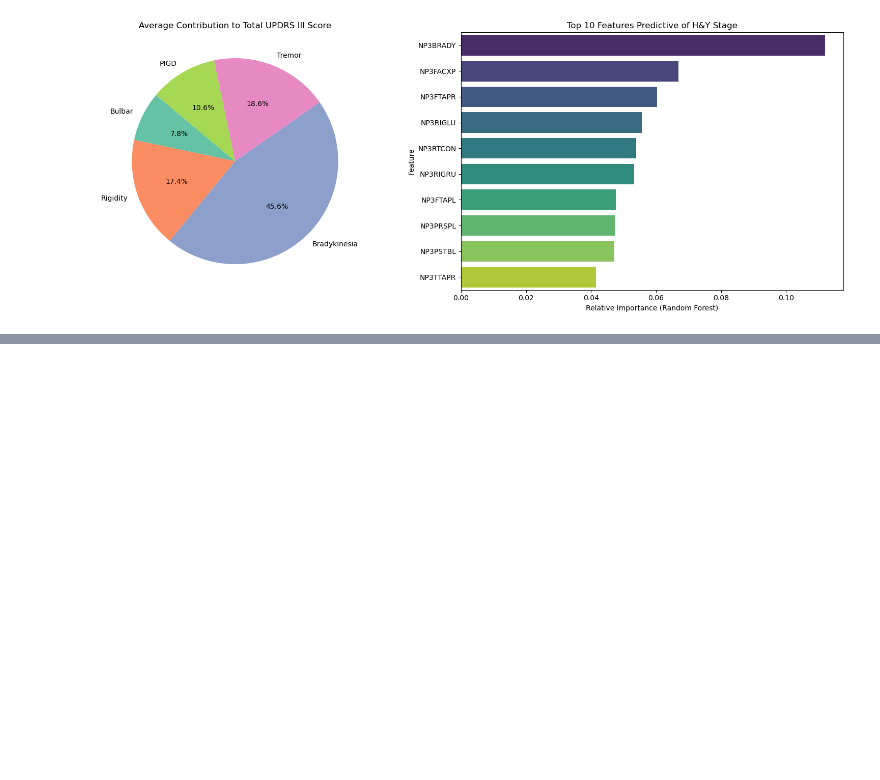
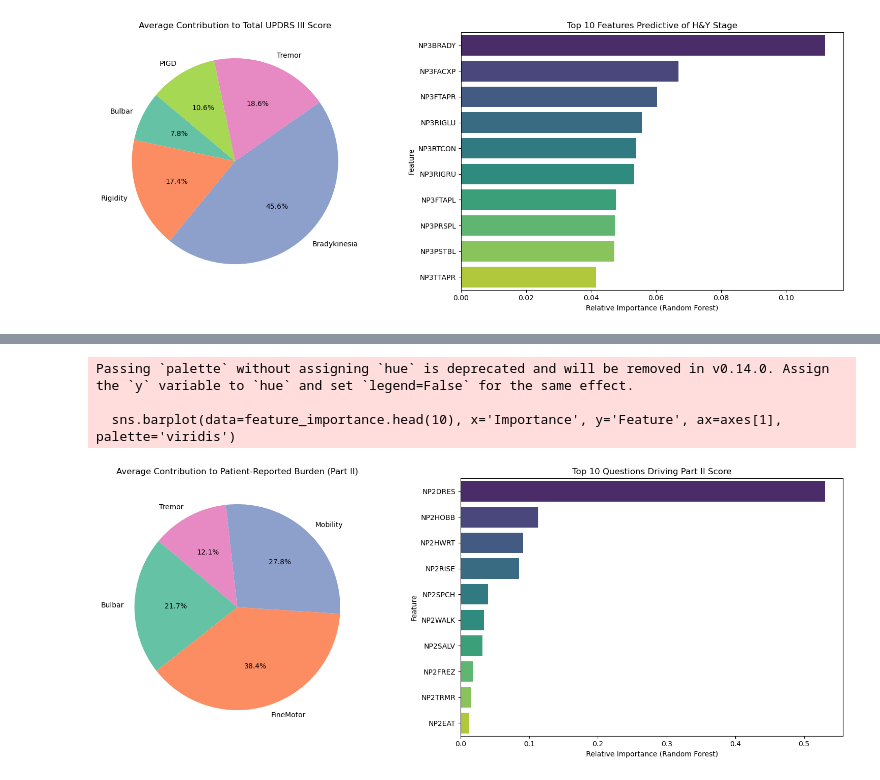
Before and after one commit to vutuongvy101/multimodal-pd-progression, a Jupyter notebook: Experiment/preprocessing/EDA_motor.ipynb, the cells around one changed output, grey strips where cells are left out. Saved outputs shown, nothing was run; the diff lists cells and outputs as text; code cells hidden in the pictures; blank space fills up the shorter version.

Commit message:
eda_motor_parts1-4

```diff
--- a/Experiment/preprocessing/EDA_motor.ipynb
+++ b/Experiment/preprocessing/EDA_motor.ipynb
@@ -188,3 +190,75 @@ Passing `palette` without assigning `hue` is deprecated and will be removed in v
 
   sns.barplot(data=feature_importance.head(10), x='Importance', y='Feature', ax=axes[1], palette='viridis')
 [figure]
+# %%
+# Analysis for MDS-UPDRS Part II (Patient Questionnaire)
+# 1. Load Data
+df = pd.read_csv('../../ppmi_pd/Motor___MDS-UPDRS/MDS_UPDRS_Part_II__Patient_Questionnaire_14Dec2025.csv')
+
+# 2. Define Subcategories
+subcats = {
+    'Bulbar': ['NP2SPCH', 'NP2SALV', 'NP2SWAL'],
+    'FineMotor': ['NP2EAT', 'NP2DRES', 'NP2HYGN', 'NP2HWRT', 'NP2HOBB'],
+    'Mobility': ['NP2TURN', 'NP2RISE', 'NP2WALK', 'NP2FREZ'],
+    'Tremor': ['NP2TRMR']
+}
+
+all_feature_cols = [col for cat in subcats.values() for col in cat]
+
+# 3. Preprocessing
+# Keep relevant columns
+work_df = df[['PATNO', 'NP2PTOT'] + all_feature_cols].copy()
+
+# Coerce to numeric
+for col in work_df.columns:
+    work_df[col] = pd.to_numeric(work_df[col], errors='coerce')
+
+# Drop rows where Target is missing
+work_df = work_df.dropna(subset=['NP2PTOT'])
+
+# Handle missing features (if any)
+imputer = SimpleImputer(strategy='median')
+work_df[all_feature_cols] = imputer.fit_transform(work_df[all_feature_cols])
+
+# 4. Calculate Sub-Scores
+for name, cols in subcats.items():
+    work_df[f'Score_{name}'] = work_df[cols].sum(axis=1)
+
+sub_score_cols = [f'Score_{name}' for name in subcats.keys()]
+
+# 5. Correlation Analysis
+corr_matrix = work_df[sub_score_cols + ['NP2PTOT']].corr()
+print("Correlation with NP2PTOT:")
+print(corr_matrix['NP2PTOT'].sort_values(ascending=False))
+
+# 6. Feature Importance
+X = work_df[all_feature_cols]
+y = work_df['NP2PTOT']
+
+rf = RandomForestRegressor(n_estimators=100, random_state=42)
+rf.fit(X, y)
+
+feature_importance = pd.DataFrame({
+    'Feature': all_feature_cols,
+    'Importance': rf.feature_importances_
+}).sort_values(by='Importance', ascending=False)
+
+print("\nTop 10 Influential Features for Part II Score:")
+print(feature_importance.head(10))
+
+# 7. Visualization
+fig, axes = plt.subplots(1, 2, figsize=(16, 6))
+
+# Plot A: Average Contribution
+avg_scores = work_df[sub_score_cols].mean()
+axes[0].pie(avg_scores, labels=[c.replace('Score_', '') for c in avg_scores.index], autopct='%1.1f%%', startangle=140, colors=sns.color_palette('Set2'))
+axes[0].set_title('Average Contribution to Patient-Reported Burden (Part II)')
+
+# Plot B: Feature Importance
+sns.barplot(data=feature_importance.head(10), x='Importance', y='Feature', ax=axes[1], palette='viridis')
+axes[1].set_title('Top 10 Questions Driving Part II Score')
+axes[1].set_xlabel('Relative Importance (Random Forest)')
+
+plt.tight_layout()
+# plt.savefig('updrs_part2_analysis.png')
+# %% [output]
@@ -190,0 +285,4 @@ Passing `palette` without assigning `hue` is deprecated and will be removed in v
+Passing `palette` without assigning `hue` is deprecated and will be removed in v0.14.0. Assign the `y` variable to `hue` and set `legend=False` for the same effect.
+
+  sns.barplot(data=feature_importance.head(10), x='Importance', y='Feature', ax=axes[1], palette='viridis')
+[figure, added]
```
Also changed, not shown: parts of 7 cells of this notebook.
